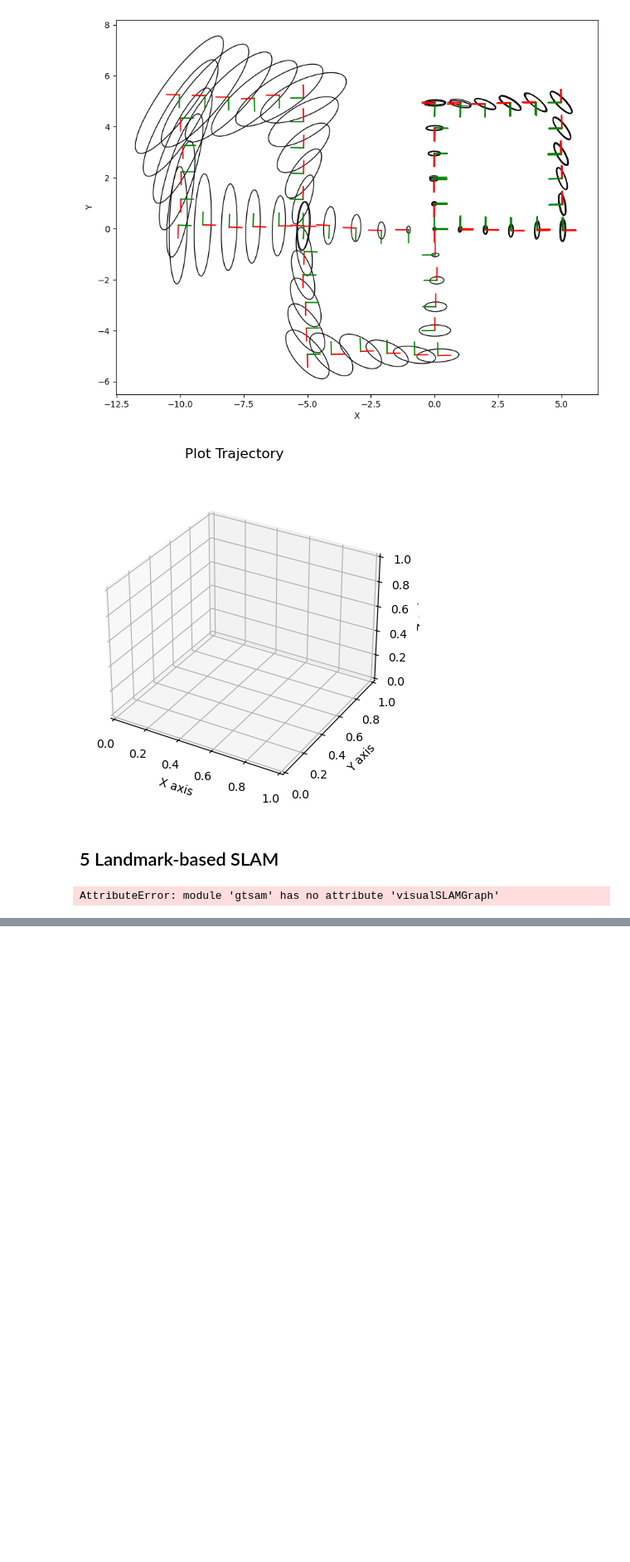
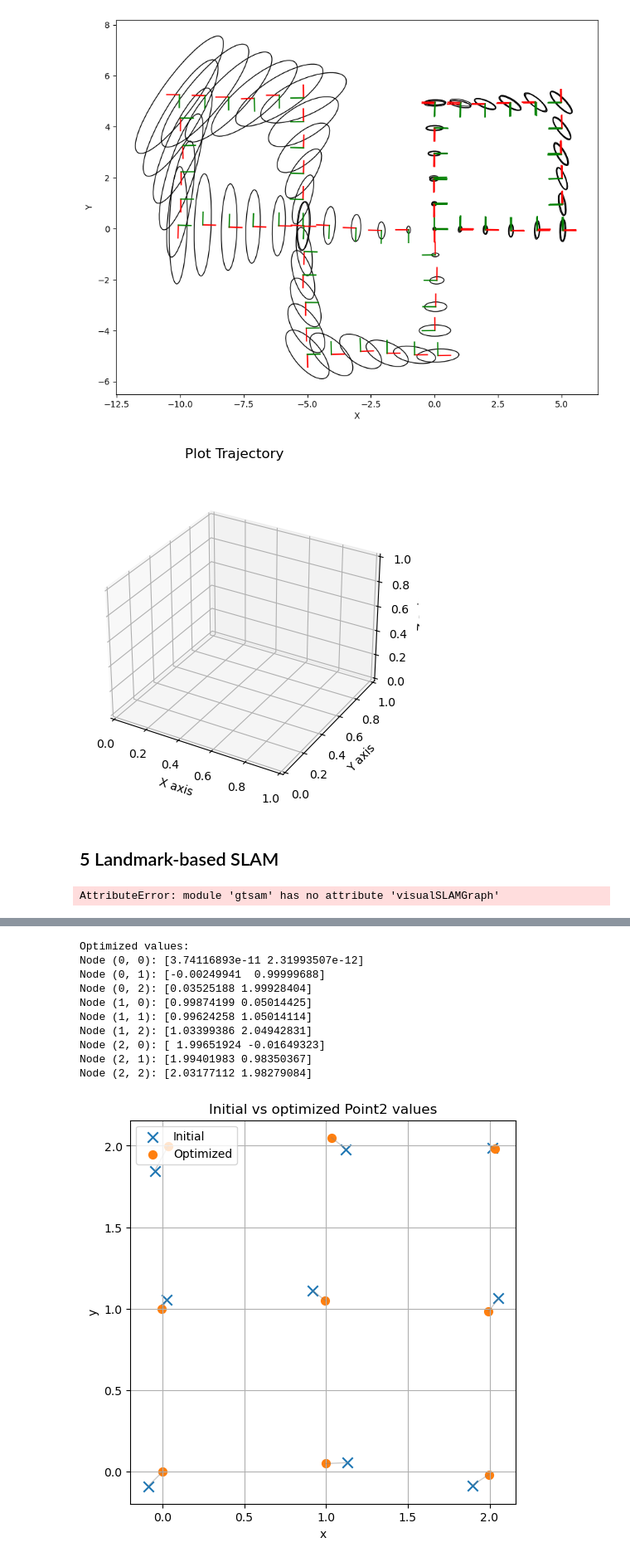
Before and after one commit to Ovardo/master-code, a Jupyter notebook: src/div/gtsam_playground.ipynb, the cells around one changed output, grey strips where cells are left out. Shown at 83% size. Drawn from its saved outputs; the diff is of its cells as text; code cells hidden in the pictures; blank space fills up the shorter version.

Commit message:
Added som plotting funcitons

```diff
--- a/src/div/gtsam_playground.ipynb
+++ b/src/div/gtsam_playground.ipynb
@@ -415,0 +419,80 @@ AttributeError: module 'gtsam' has no attribute 'visualSLAMGraph'
+# %%
+
+fg = gtsam.NonlinearFactorGraph()
+init_values = gtsam.Values()
+
+N = 3
+
+def node_key(i, j):
+    return X(i*N+j)
+
+for i in range(N):
+    for j in range(N):
+        gt = gtsam.Point2(i, j)
+        z = gt + np.random.normal(0, 0.1, size=2)
+        init_values.insert(node_key(i, j), z)
+
+for i in range(N):
+    for j in range(N-1):
+        factor1 = gtsam.RangeFactor2(
+            node_key(i, j),
+            node_key(i, j+1),
+            1.0,
+            gtsam.noiseModel.Isotropic.Sigma(1, 0.1)
+        )
+        factor2 = gtsam.RangeFactor2(
+            node_key(j, i),
+            node_key(j+1, i),
+            1.0,
+            gtsam.noiseModel.Isotropic.Sigma(1, 0.1)
+        )
+
+        fg.add(factor1)
+        fg.add(factor2)
+
+fg.add(gtsam.PriorFactorPoint2(node_key(0, 0), gtsam.Point2(0, 0), gtsam.noiseModel.Isotropic.Sigma(2, 0.1)))
+
+optimizer = gtsam.LevenbergMarquardtOptimizer(fg, init_values)
+result = optimizer.optimize()
+print("Optimized values:")
+for i in range(N):
+    for j in range(N):
+        print(f"Node ({i}, {j}): {result.atPoint2(node_key(i, j))}")
+
+initial_xy = []
+optimized_xy = []
+for i in range(N):
+    for j in range(N):
+        key = node_key(i, j)
+        initial_xy.append(init_values.atPoint2(key))
+        optimized_xy.append(result.atPoint2(key))
+
+initial_xy = np.array(initial_xy)
+optimized_xy = np.array(optimized_xy)
+
+plt.figure(figsize=(6, 6))
+plt.scatter(initial_xy[:, 0], initial_xy[:, 1], label="Initial", marker="x", s=80)
+plt.scatter(optimized_xy[:, 0], optimized_xy[:, 1], label="Optimized", marker="o", s=50)
+
+for start, end in zip(initial_xy, optimized_xy):
+    plt.plot([start[0], end[0]], [start[1], end[1]], color="gray", alpha=0.4, linewidth=1)
+
+plt.axis("equal")
+plt.grid(True)
+plt.xlabel("x")
+plt.ylabel("y")
+plt.legend()
+plt.title("Initial vs optimized Point2 values")
+plt.show()
+# %% [output]
+Optimized values:
+Node (0, 0): [3.74116893e-11 2.31993507e-12]
+Node (0, 1): [-0.00249941  0.99999688]
+Node (0, 2): [0.03525188 1.99928404]
+Node (1, 0): [0.99874199 0.05014425]
+Node (1, 1): [0.99624258 1.05014114]
+Node (1, 2): [1.03399386 2.04942831]
+Node (2, 0): [ 1.99651924 -0.01649323]
+Node (2, 1): [1.99401983 0.98350367]
+Node (2, 2): [2.03177112 1.98279084]
+[figure, added]
```
Also changed, not shown: parts of 5 cells of this notebook, 5 other files.
